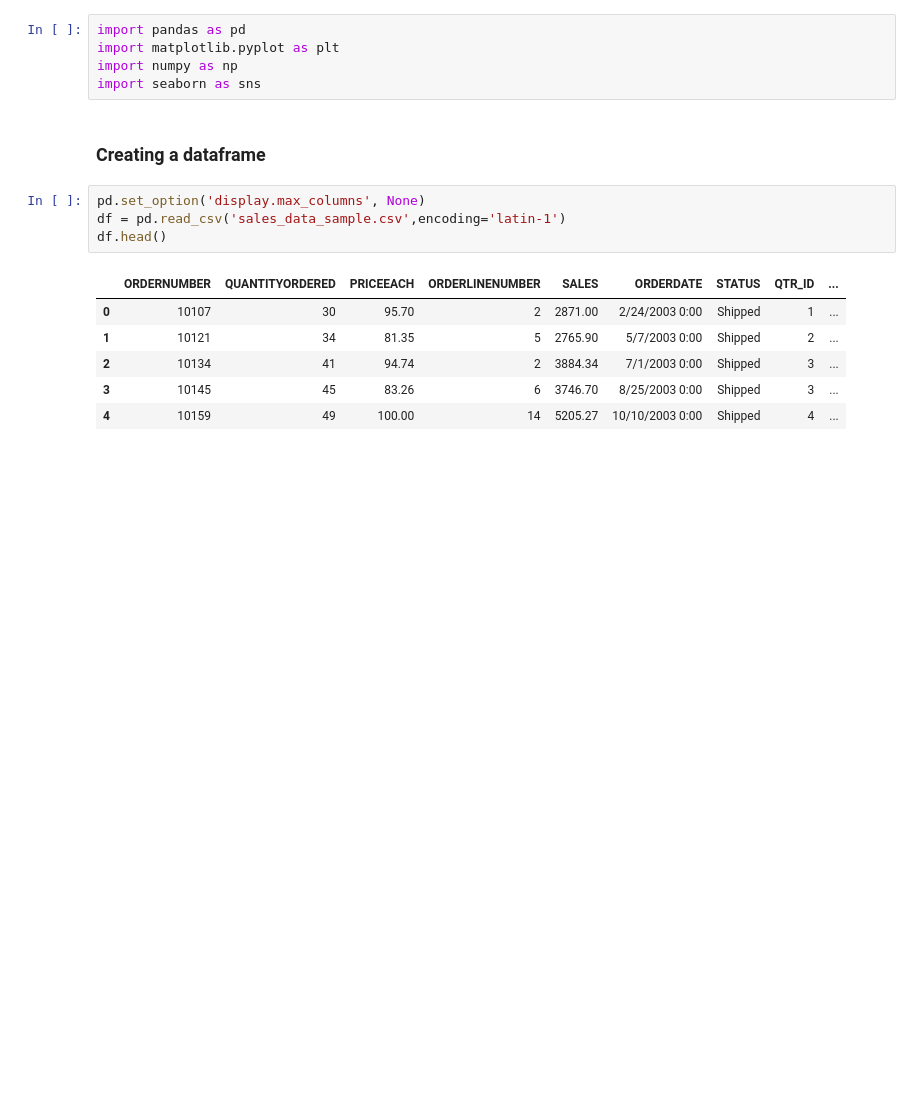
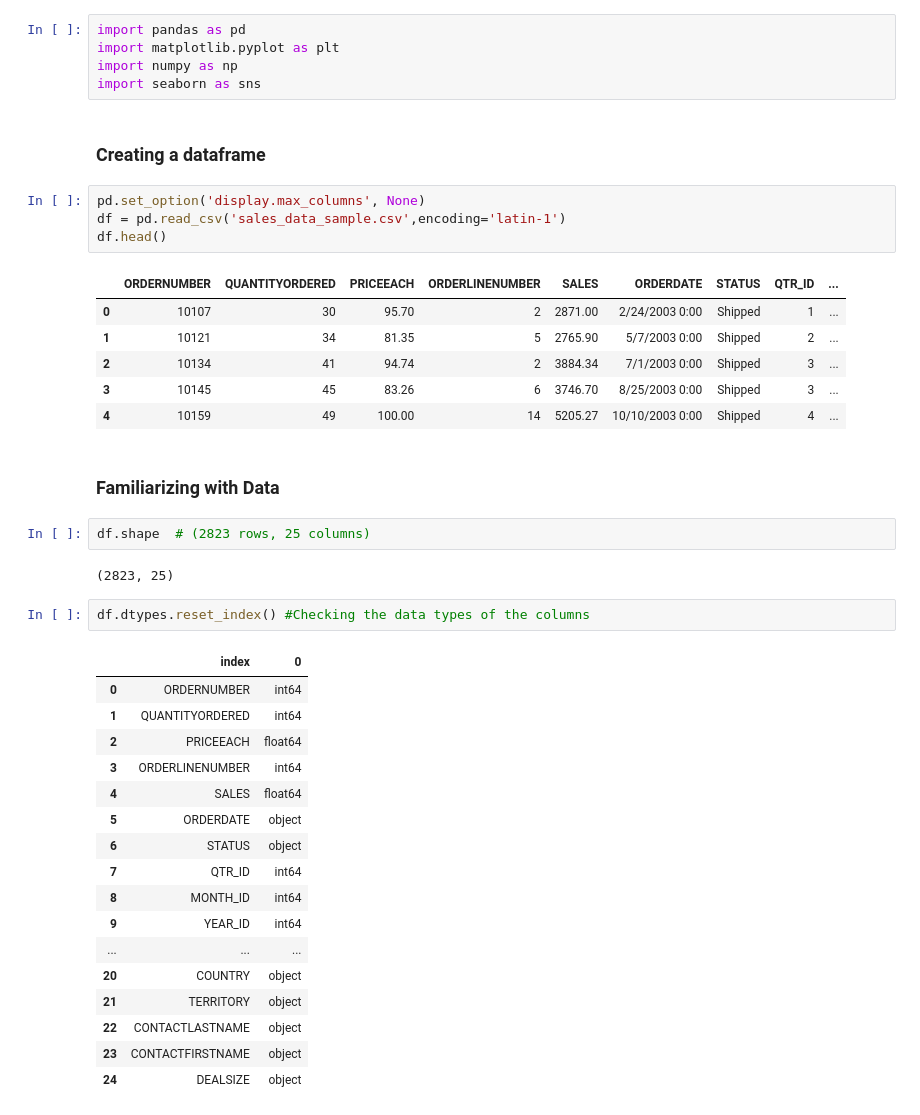
Before and after one commit to huseynaxmedov1999/Data-Loading-Cleaning-Sales-Data-, a Jupyter notebook: Data Cleaning(Sales Data).ipynb, the cells around one changed output. Saved outputs shown, nothing was run; the diff lists cells and outputs as text; blank space fills up the shorter version.

```diff
--- a/Data Cleaning(Sales Data).ipynb
+++ b/Data Cleaning(Sales Data).ipynb
@@ -18,3 +18,29 @@ df.head()
 | 2 | 10134 | 41 | 94.74 | 2 | 3884.34 | 7/1/2003 0:00 | Shipped | 3 | ... |
 | 3 | 10145 | 45 | 83.26 | 6 | 3746.70 | 8/25/2003 0:00 | Shipped | 3 | ... |
 | 4 | 10159 | 49 | 100.00 | 14 | 5205.27 | 10/10/2003 0:00 | Shipped | 4 | ... |
+# %% [markdown]
+### Familiarizing with Data
+# %%
+df.shape  # (2823 rows, 25 columns)
+# %% [output]
+(2823, 25)
+# %%
+df.dtypes.reset_index() #Checking the data types of the columns
+# %% [output]
+|  | index | 0 |
+| 0 | ORDERNUMBER | int64 |
+| 1 | QUANTITYORDERED | int64 |
+| 2 | PRICEEACH | float64 |
+| 3 | ORDERLINENUMBER | int64 |
+| 4 | SALES | float64 |
+| 5 | ORDERDATE | object |
+| 6 | STATUS | object |
+| 7 | QTR_ID | int64 |
+| 8 | MONTH_ID | int64 |
+| 9 | YEAR_ID | int64 |
+| ... | ... | ... |
+| 20 | COUNTRY | object |
+| 21 | TERRITORY | object |
+| 22 | CONTACTLASTNAME | object |
+| 23 | CONTACTFIRSTNAME | object |
+| 24 | DEALSIZE | object |
```
Also changed, not shown: parts of 5 cells of this notebook.
